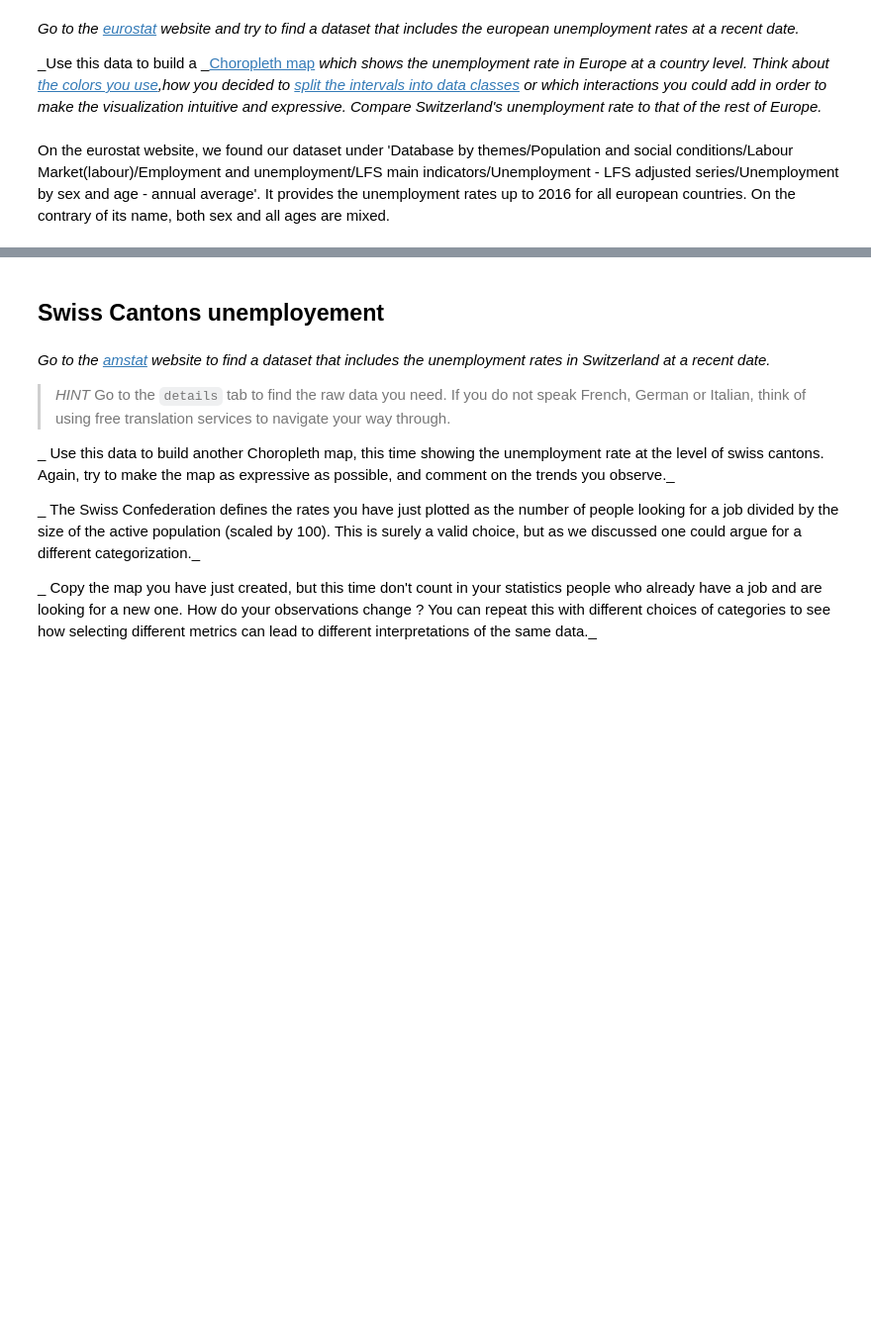
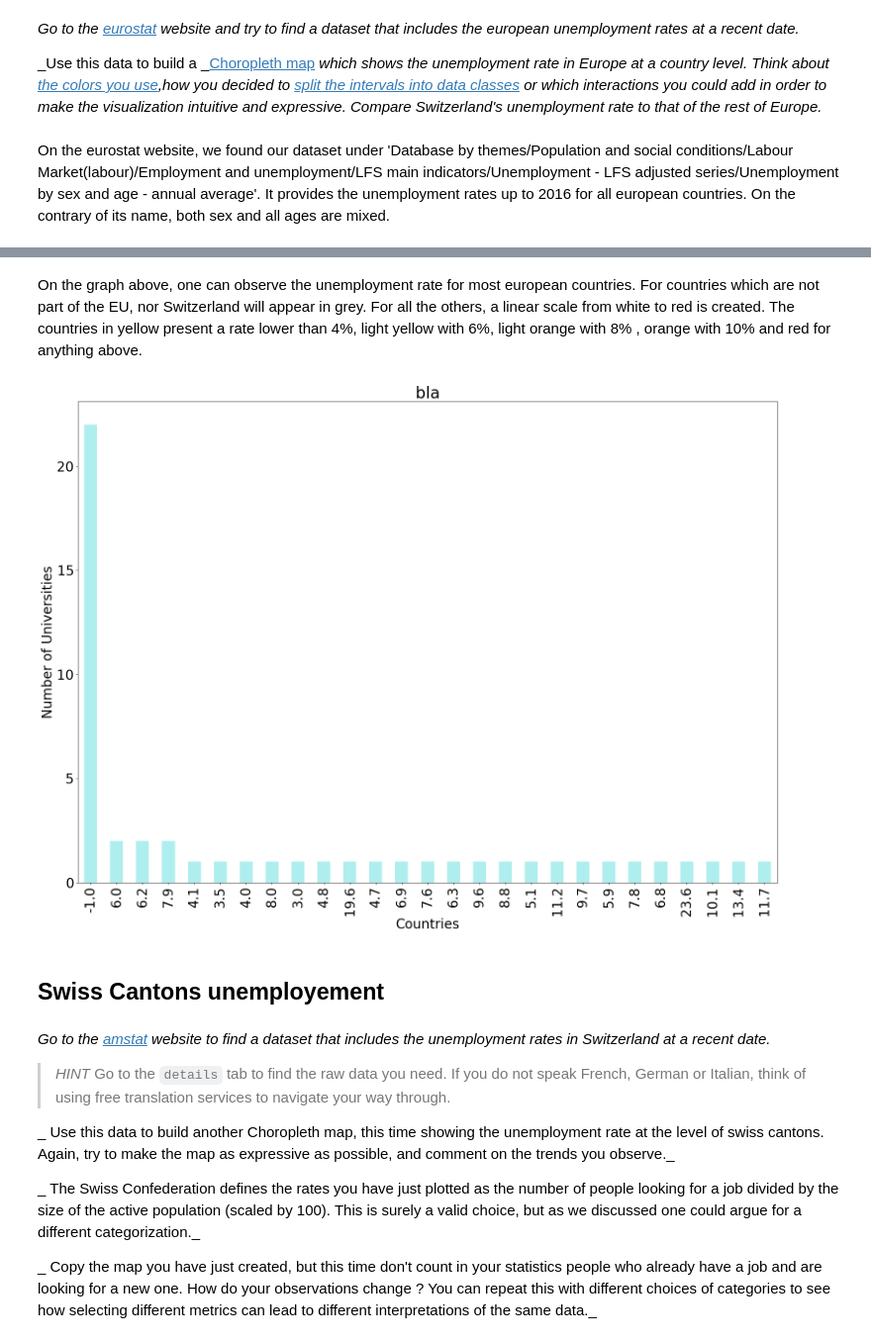
Before and after one commit to julied20/ada-2017, a Jupyter notebook: Homeworks/Homework03/Homework03.ipynb, the cells around one changed output, grey strips where cells are left out. Shown at 99% size. Saved outputs shown, nothing was run; the diff lists cells and outputs as text; code cells hidden in the pictures; blank space fills up the shorter version.

```diff
--- a/Homeworks/Homework03/Homework03.ipynb
+++ b/Homeworks/Homework03/Homework03.ipynb
@@ -117,3 +104,0 @@ topo_json_data = json.load(open(state_geo))
-# %%
-europe_df = europe_df[~(europe_df['GEO'] == 'Germany')]
-europe_df
@@ -127,3 +105,18 @@ us_map
+# %% [markdown]
+On the graph above, one can observe the unemployment rate for most european countries. For countries which are not part of the EU, nor Switzerland will appear in grey. For all the others, a linear scale from white to red is created. The countries in yellow present a rate lower than 4%, light yellow with 6%, light orange with 8% , orange with 10% and red for anything above.
+# %%
+fig = plt.figure(figsize=(20, 15), dpi= 80, facecolor='w', edgecolor='k')
+plt.rcParams.update({'font.size': 25})
+
+embarkedPlot = europe_df['Value'].value_counts().plot(kind='bar', color='paleturquoise')
+embarkedPlot.set_xlabel("Countries")
+embarkedPlot.set_ylabel("Number of Universities")
+plt.title('bla')
+
+fig.tight_layout()
+plt.show()
+# %% [output]
+[figure, added]
 # %% [markdown]
 ## Swiss Cantons unemployement
 # %% [markdown]
```
Also changed, not shown: parts of 13 cells of this notebook.
